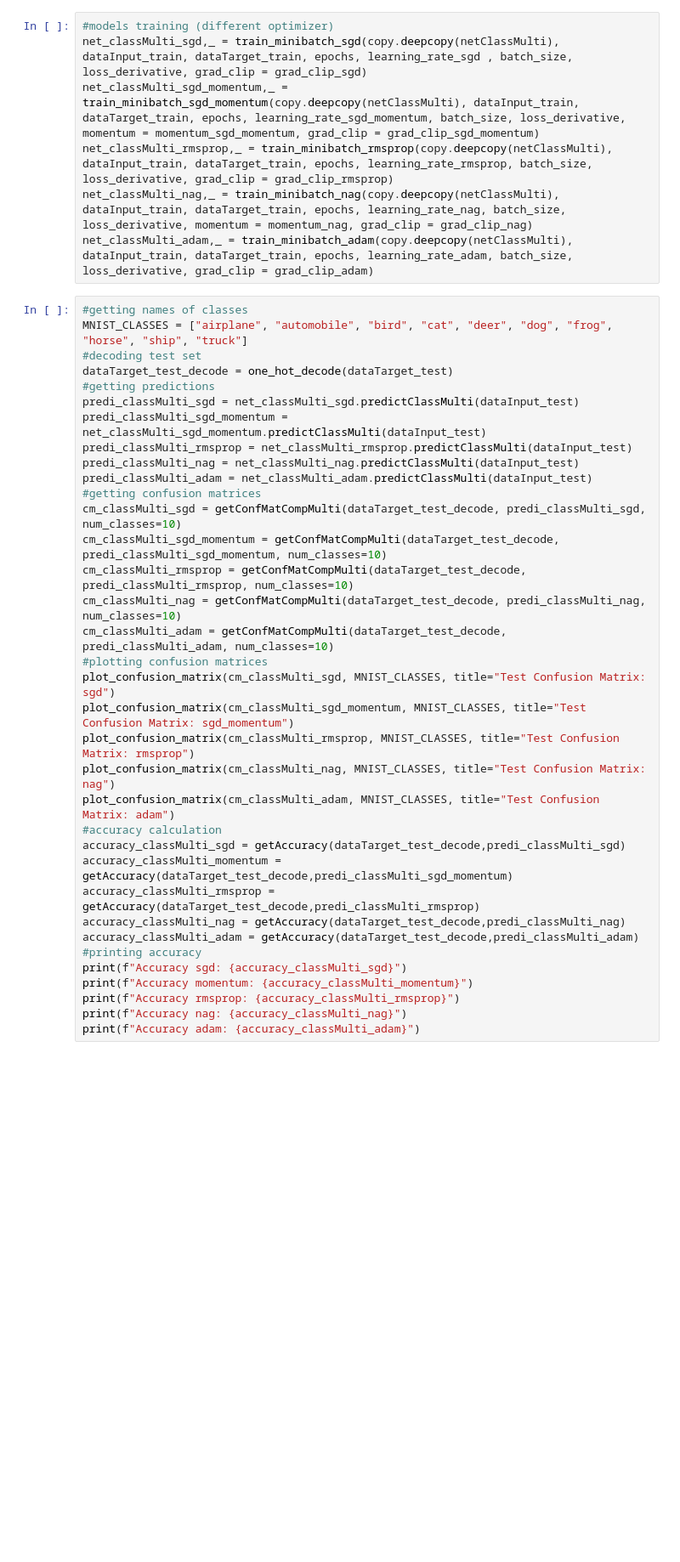
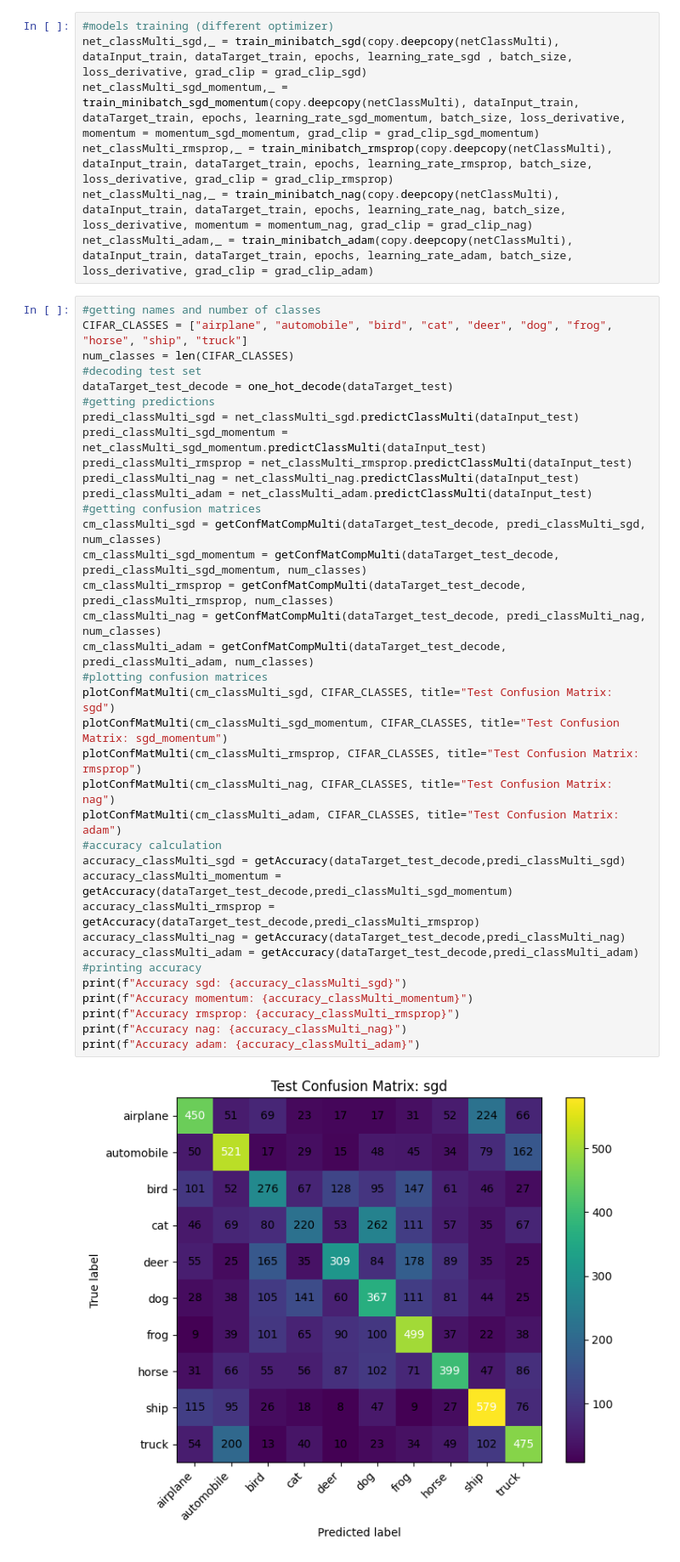
Before and after one commit to InfiniteLobster/FNN-from-scratch, a Jupyter notebook: TrainingExamples.ipynb, the cells around one changed output. Shown: that part at 85% size. Cells and saved outputs as stored; diff of their text form; blank space fills up the shorter version.

```diff
--- a/TrainingExamples.ipynb
+++ b/TrainingExamples.ipynb
@@ -372,37 +414,40 @@ net_classMulti_rmsprop,_ = train_minibatch_rmsprop(copy.deepcopy(netClassMulti),
 net_classMulti_nag,_ = train_minibatch_nag(copy.deepcopy(netClassMulti), dataInput_train, dataTarget_train, epochs, learning_rate_nag, batch_size, loss_derivative, momentum = momentum_nag, grad_clip = grad_clip_nag)
 net_classMulti_adam,_ = train_minibatch_adam(copy.deepcopy(netClassMulti), dataInput_train, dataTarget_train, epochs, learning_rate_adam, batch_size, loss_derivative, grad_clip = grad_clip_adam)
 # %%
-#getting names of classes
-MNIST_CLASSES = ["airplane", "automobile", "bird", "cat", "deer", "dog", "frog", "horse", "ship", "truck"]
+#getting names and number of classes
+CIFAR_CLASSES = ["airplane", "automobile", "bird", "cat", "deer", "dog", "frog", "horse", "ship", "truck"]
+num_classes = len(CIFAR_CLASSES)
 #decoding test set
 dataTarget_test_decode = one_hot_decode(dataTarget_test)
 #getting predictions
 predi_classMulti_sgd = net_classMulti_sgd.predictClassMulti(dataInput_test)
 predi_classMulti_sgd_momentum = net_classMulti_sgd_momentum.predictClassMulti(dataInput_test)
 predi_classMulti_rmsprop = net_classMulti_rmsprop.predictClassMulti(dataInput_test)
 predi_classMulti_nag = net_classMulti_nag.predictClassMulti(dataInput_test)
 predi_classMulti_adam = net_classMulti_adam.predictClassMulti(dataInput_test)
 #getting confusion matrices
-cm_classMulti_sgd = getConfMatCompMulti(dataTarget_test_decode, predi_classMulti_sgd, num_classes=10)
-cm_classMulti_sgd_momentum = getConfMatCompMulti(dataTarget_test_decode, predi_classMulti_sgd_momentum, num_classes=10)
-cm_classMulti_rmsprop = getConfMatCompMulti(dataTarget_test_decode, predi_classMulti_rmsprop, num_classes=10)
-cm_classMulti_nag = getConfMatCompMulti(dataTarget_test_decode, predi_classMulti_nag, num_classes=10)
-cm_classMulti_adam = getConfMatCompMulti(dataTarget_test_decode, predi_classMulti_adam, num_classes=10)
+cm_classMulti_sgd = getConfMatCompMulti(dataTarget_test_decode, predi_classMulti_sgd, num_classes)
+cm_classMulti_sgd_momentum = getConfMatCompMulti(dataTarget_test_decode, predi_classMulti_sgd_momentum, num_classes)
+cm_classMulti_rmsprop = getConfMatCompMulti(dataTarget_test_decode, predi_classMulti_rmsprop, num_classes)
+cm_classMulti_nag = getConfMatCompMulti(dataTarget_test_decode, predi_classMulti_nag, num_classes)
+cm_classMulti_adam = getConfMatCompMulti(dataTarget_test_decode, predi_classMulti_adam, num_classes)
 #plotting confusion matrices
-plot_confusion_matrix(cm_classMulti_sgd, MNIST_CLASSES, title="Test Confusion Matrix: sgd")
-plot_confusion_matrix(cm_classMulti_sgd_momentum, MNIST_CLASSES, title="Test Confusion Matrix: sgd_momentum")
-plot_confusion_matrix(cm_classMulti_rmsprop, MNIST_CLASSES, title="Test Confusion Matrix: rmsprop")
-plot_confusion_matrix(cm_classMulti_nag, MNIST_CLASSES, title="Test Confusion Matrix: nag")
-plot_confusion_matrix(cm_classMulti_adam, MNIST_CLASSES, title="Test Confusion Matrix: adam")
+plotConfMatMulti(cm_classMulti_sgd, CIFAR_CLASSES, title="Test Confusion Matrix: sgd")
+plotConfMatMulti(cm_classMulti_sgd_momentum, CIFAR_CLASSES, title="Test Confusion Matrix: sgd_momentum")
+plotConfMatMulti(cm_classMulti_rmsprop, CIFAR_CLASSES, title="Test Confusion Matrix: rmsprop")
+plotConfMatMulti(cm_classMulti_nag, CIFAR_CLASSES, title="Test Confusion Matrix: nag")
+plotConfMatMulti(cm_classMulti_adam, CIFAR_CLASSES, title="Test Confusion Matrix: adam")
 #accuracy calculation
 accuracy_classMulti_sgd = getAccuracy(dataTarget_test_decode,predi_classMulti_sgd)
 accuracy_classMulti_momentum = getAccuracy(dataTarget_test_decode,predi_classMulti_sgd_momentum)
 accuracy_classMulti_rmsprop = getAccuracy(dataTarget_test_decode,predi_classMulti_rmsprop)
 accuracy_classMulti_nag = getAccuracy(dataTarget_test_decode,predi_classMulti_nag)
 accuracy_classMulti_adam = getAccuracy(dataTarget_test_decode,predi_classMulti_adam)
 #printing accuracy
 print(f"Accuracy sgd: {accuracy_classMulti_sgd}")
 print(f"Accuracy momentum: {accuracy_classMulti_momentum}")
 print(f"Accuracy rmsprop: {accuracy_classMulti_rmsprop}")
 print(f"Accuracy nag: {accuracy_classMulti_nag}")
 print(f"Accuracy adam: {accuracy_classMulti_adam}")
+# %% [output]
+[figure, added]
```
Also changed, not shown: parts of 7 cells of this notebook, 2 other files.
